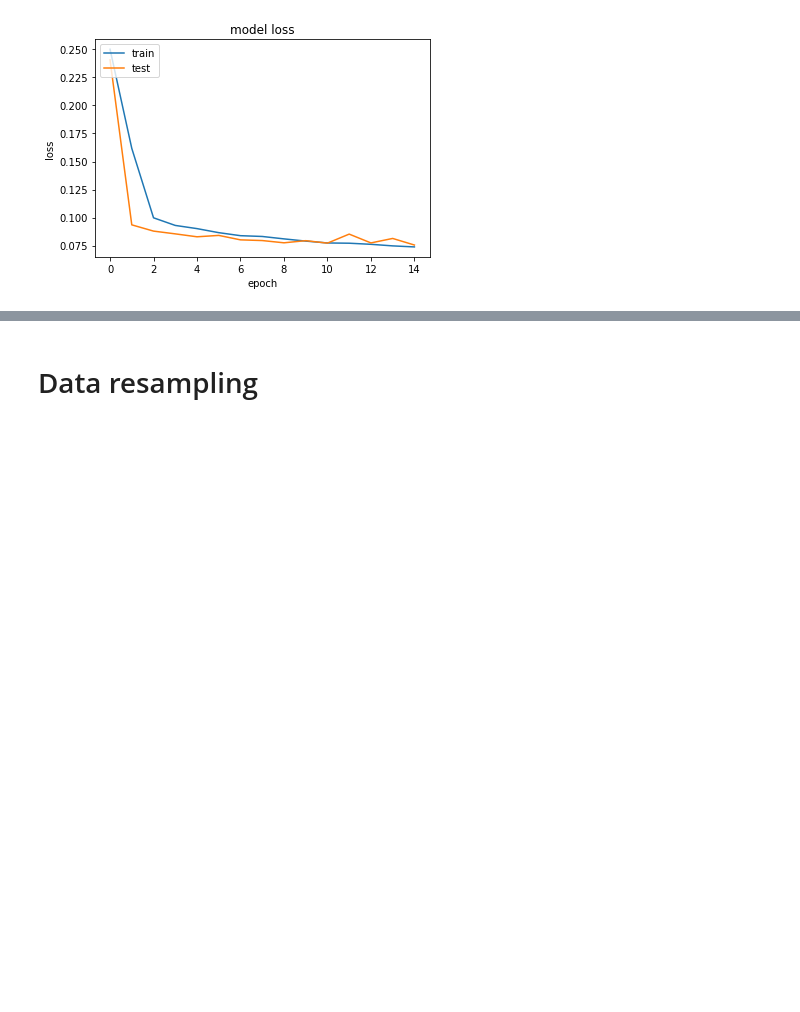
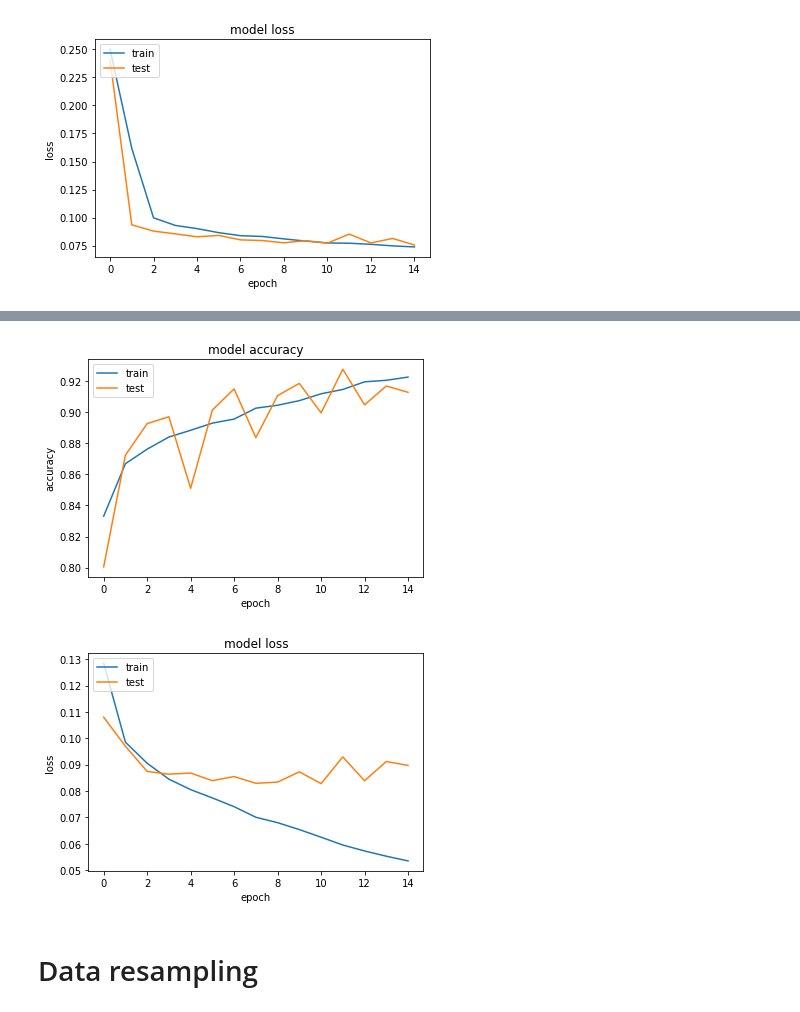
Before and after one commit to mato6/neural_networks, a Jupyter notebook: src/data/Checkpoint.ipynb, the cells around one changed output, grey strips where cells are left out. Saved outputs shown, nothing was run; the diff lists cells and outputs as text; code cells hidden in the pictures; blank space fills up the shorter version.

Commit message:
resampling adjusted + lstm trained

```diff
--- a/src/data/Checkpoint.ipynb
+++ b/src/data/Checkpoint.ipynb
@@ -427,7 +427,7 @@ def LSTM_model():
     embedding_layer = Embedding(vocab_len,100,embeddings_initializer = Constant(word_matrix),input_length=longest_sentence_len,trainable=False)
     model.add(embedding_layer)
     model.add(Masking(mask_value=0.0))
-    model.add(LSTM(64, return_sequences=False, dropout=0.1))
+    model.add(LSTM(64, return_sequences=False, dropout=0.35))
     model.add(Dense(1, activation='relu'))
     model.compile(loss='mean_squared_error', optimizer='adam', metrics=['accuracy'])
     return model
@@ -455,7 +455,8 @@ _________________________________________________________________
 logdir = "../../logs/lstm_1/" + datetime.now().strftime("%Y%m%d-%H%M%S")
 tensorboard_callback = keras.callbacks.TensorBoard(log_dir=logdir, histogram_freq=0,profile_batch=0)
 
-model2.fit(train_padded,train_attack,batch_size=128, epochs=3,
-          validation_data=(test_padded,test_attack),verbose=1, class_weight=weights, callbacks=[tensorboard_callback])
+lstm_history = model2.fit(train_padded,train_attack,batch_size=128, epochs=15,
+                          validation_data=(test_padded,test_attack),verbose=1, class_weight=weights,
+                          callbacks=[tensorboard_callback])
 # %% [output]
 Train on 89674 samples, validate on 22418 samples
@@ -469,3 +484,24 @@ Epoch 3/3
+# %%
+import matplotlib.pyplot as plt
+
+plt.plot(lstm_history.history['accuracy'])
+plt.plot(lstm_history.history['val_accuracy'])
+plt.title('model accuracy')
+plt.ylabel('accuracy')
+plt.xlabel('epoch')
+plt.legend(['train', 'test'], loc='upper left')
+plt.show()
+# summarize history for loss
+plt.plot(lstm_history.history['loss'])
+plt.plot(lstm_history.history['val_loss'])
+plt.title('model loss')
+plt.ylabel('loss')
+plt.xlabel('epoch')
+plt.legend(['train', 'test'], loc='upper left')
+plt.show()
+# %% [output]
+[figure, added]
+[figure, added]
 # %% [markdown]
 # Data resampling
 # %%
```
Also changed, not shown: parts of 12 cells of this notebook.
